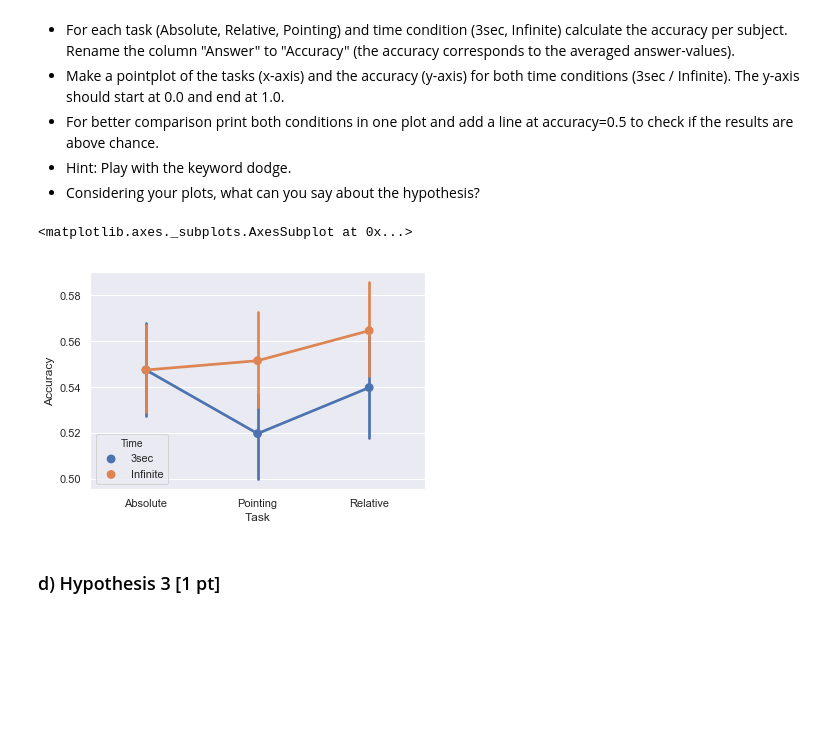
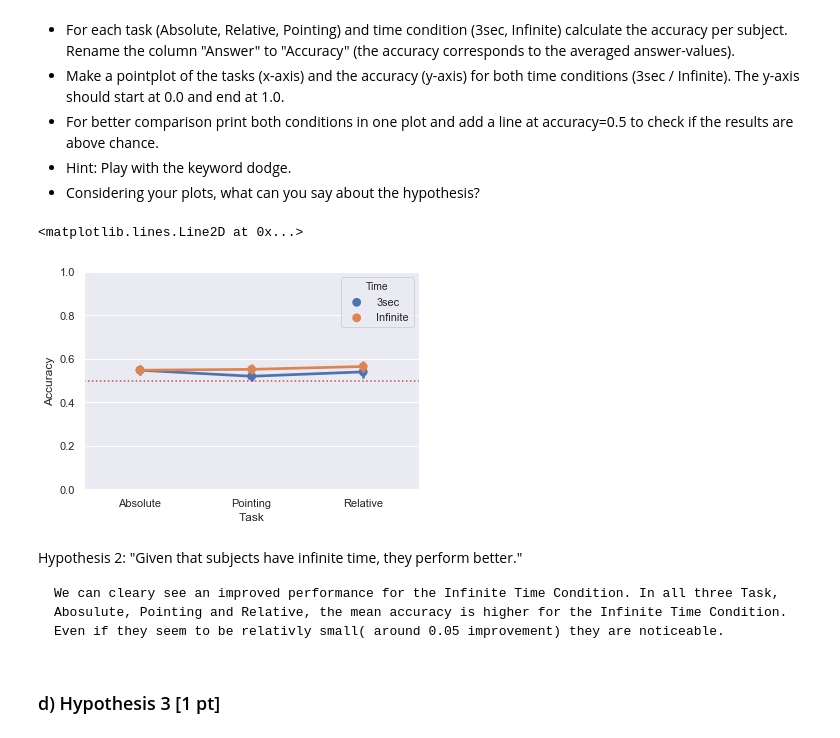
Before and after one commit to NBP-ACC/week-5-acc_9, a Jupyter notebook: sheet03.ipynb, the cells around one changed output. Saved outputs shown, nothing was run; the diff lists cells and outputs as text; code cells hidden in the pictures; blank space fills up the shorter version.

Commit message:
Hypothesis 2 Plot data and conclude results

```diff
--- a/sheet03.ipynb
+++ b/sheet03.ipynb
@@ -320,24 +322,34 @@ This speaks for the validity of the Hypothesis 1.
 # %%
 # use all of the data
 data2 = dataframe_wo_outliers
 
 # create new dataframe to store averaged data
 data2_avg = data2[["Task", "Time", "Answer", "ReactionTime","Subject"]]
-#print(data2)
-#print(data2_avg)
+
 # average data to get accuracy in Answer column
 data2_avg = data2_avg.groupby(["Task","Time","Subject"], as_index=False).mean()
-#print(data2_avg)
+
 # rename Answer to accuracy
 data2_avg.rename(columns={"Answer":"Accuracy"}, inplace=True)
 
-#print(data2_avg)
+
 # make pointplot
-# er kann time und task nicht auslesen
-sns.pointplot(x ="Task", y="Accuracy", hue="Time",data=data2_avg)
+
+sns.pointplot(x ="Task", y="Accuracy", hue="Time",data=data2_avg, dodge=False)
+
+#limits y axis
+plt.ylim((0,1))
+
+# draw vertical line at y= 0.5
+plt.axhline(y=0.5, color='r', linestyle='dotted')
 # %% [output]
-<matplotlib.axes._subplots.AxesSubplot at 0x...>
+<matplotlib.lines.Line2D at 0x...>
-[figure, old version]
+[figure, new version]
+# %% [markdown]
+
+Hypothesis 2: "Given that subjects have infinite time, they perform better."
+
+    We can cleary see an improved performance for the Infinite Time Condition. In all three Task, Abosulute, Pointing and Relative, the mean accuracy is higher for the Infinite Time Condition. Even if they seem to be relativly small( around 0.05 improvement) they are noticeable.
 # %% [markdown]
 ### d) Hypothesis 3 [1 pt]
 # %% [markdown]
```
Also changed, not shown: parts of 4 cells of this notebook.
